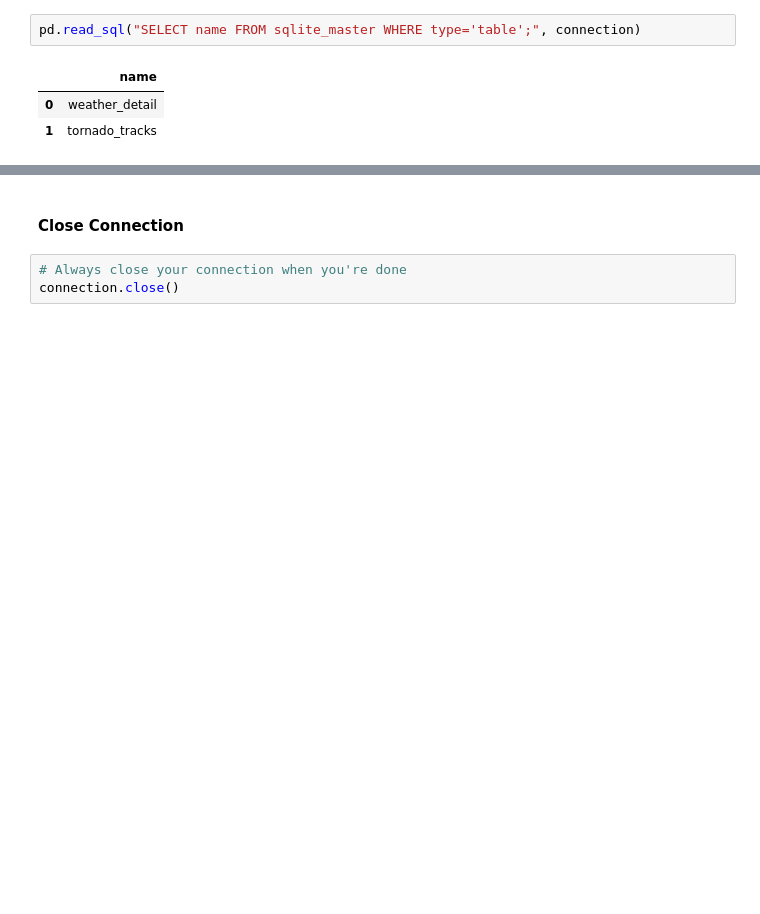
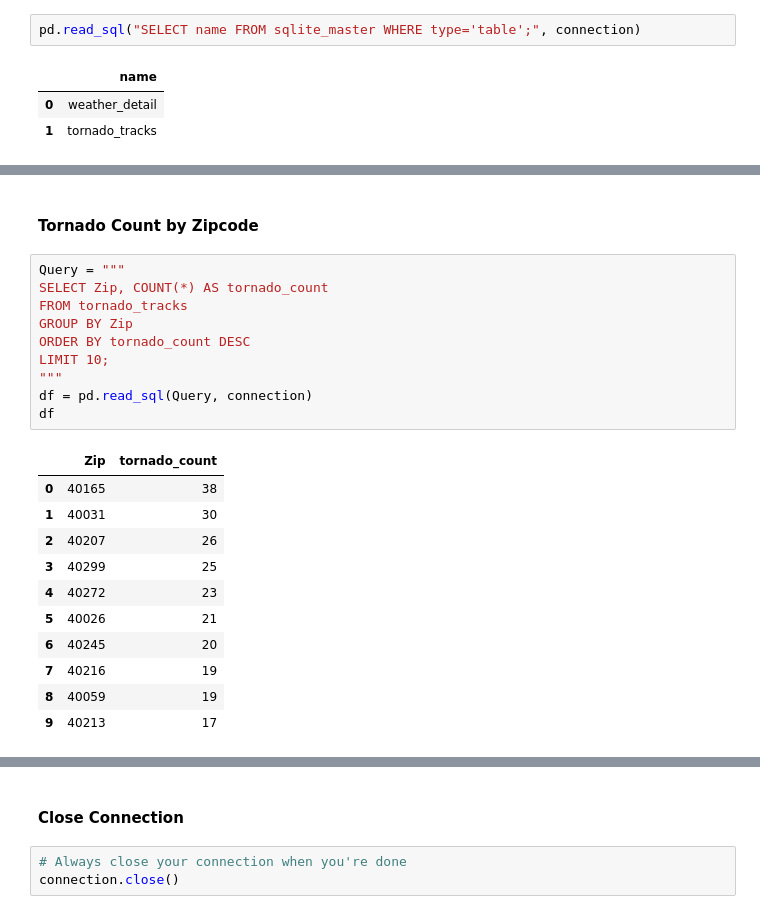
Before and after one commit to eugeniaduke/Is_Tornado_Activity_Increasing, a Jupyter notebook: Notebooks/Tornado_Tracks_Database.ipynb, the cells around one changed output, grey strips where cells are left out. Cells and saved outputs as stored; diff of their text form; blank space fills up the shorter version.

```diff
--- a/Notebooks/Tornado_Tracks_Database.ipynb
+++ b/Notebooks/Tornado_Tracks_Database.ipynb
@@ -40,0 +52,24 @@ pd.read_sql("SELECT * FROM weather_detail LIMIT 5;", connection)
+# %% [markdown]
+#### Tornado Count by Zipcode
+# %%
+Query = """
+SELECT Zip, COUNT(*) AS tornado_count
+FROM tornado_tracks
+GROUP BY Zip
+ORDER BY tornado_count DESC
+LIMIT 10;
+"""
+df = pd.read_sql(Query, connection)
+df
+# %% [output]
+|  | Zip | tornado_count |
+| 0 | 40165 | 38 |
+| 1 | 40031 | 30 |
+| 2 | 40207 | 26 |
+| 3 | 40299 | 25 |
+| 4 | 40272 | 23 |
+| 5 | 40026 | 21 |
+| 6 | 40245 | 20 |
+| 7 | 40216 | 19 |
+| 8 | 40059 | 19 |
+| 9 | 40213 | 17 |
```
Also changed, not shown: parts of 8 cells of this notebook, 11 other files.
